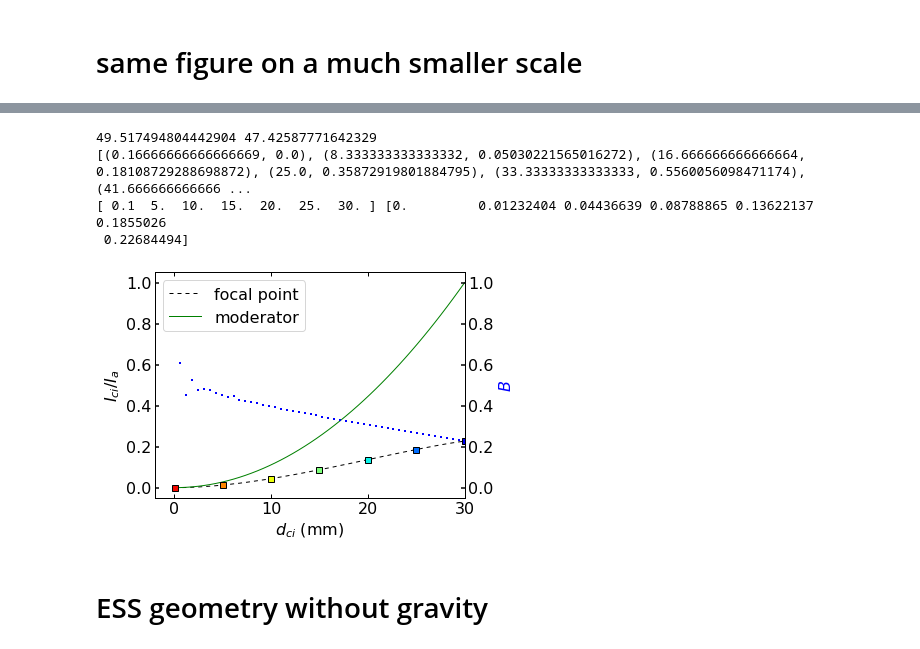
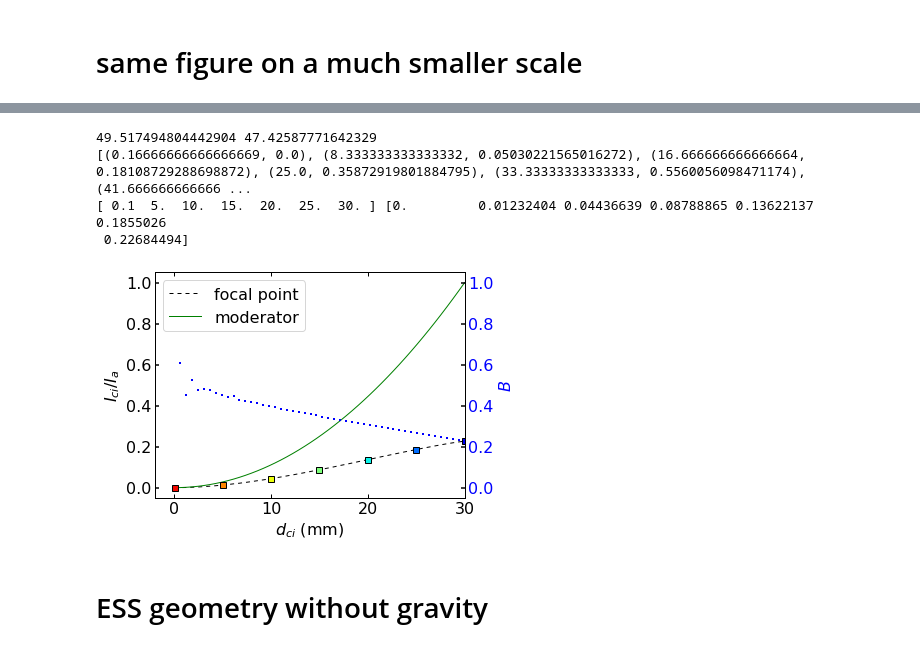
Before and after one commit to christophherb/extraction_parabolic_guide_nested_mirror_paper, a Jupyter notebook: parabolic_extraction.ipynb, the cells around one changed output, grey strips where cells are left out. Drawn from its saved outputs; the diff is of its cells as text; code cells hidden in the pictures.

```diff
--- a/parabolic_extraction.ipynb
+++ b/parabolic_extraction.ipynb
@@ -427,7 +427,7 @@ im = ax.imshow(im_array, interpolation='none', origin='lower', extent=(-height/2
 #ax.set_yticks([-100, 0, 100])
 ax.set_xlabel('x (mm)')
 ax.set_ylabel('y (mm)')
-
+ax.set_xticks([-10, -5, 0, 5, 10, 15])
 for ind, rad_ex in enumerate(circles):
 
     print(rad_ex)
@@ -477,35 +477,36 @@ ax.set_ylabel(r'$I_{ci}/I_{a}$')
 # simple guide exit
 #X, Y = np.meshgrid(range(30), range(30))
 #int_flat = [np.sum(np.ones((30, 30))[(X-15)**2 + (Y-15)**2 <= r**2])/30**2*0.245 for r in x//2]
 #ax.plot(x, int_flat, linestyle='-', marker=' ', label='simple guide exit')
 #
 #
 #moderator
 array = image_data['source_psd.dat'][:100]
 number_circles = 10
-colors = plt.cm.jet(np.linspace(0.1, 0.9, number_circles))[::-1]
+#colors = plt.cm.jet(np.linspace(0.1, 0.9, number_circles))[::-1]
 
 #for ind, xval in enumerate(x):
 #    line, = ax.plot(x[ind], y[ind], linestyle='-', markeredgewidth=1, color = colors[ind])
 mod_b = np.array([min(1, k) for k in  np.linspace(0, 30, len(y_line))**2/30**2])
 line, = ax.plot(np.linspace(0, 30, len(y_line)), mod_b, marker=' ', linestyle='-', color='green', zorder=-5)
 line.set_label('moderator')
 #line.set_dashes([4, 4])
 ax.set_xlim(-2, 30)
 
 ax2 = ax.twinx()
 line, = ax2.plot(np.linspace(0, 30, len(y_line)), y_line/mod_b, label='$B$', marker='s', linestyle=' ', markersize=2, markeredgewidth=0, color='blue')
 ax2.set_ylim(ax.get_ylim())
 ax2.set_ylabel('$B$', color = line.get_color())
+ax2.tick_params(axis='y', colors='blue')
 plt.tight_layout()
 ax.legend(fontsize=16)
 fig.savefig('figures/int_vs_rad_n.pdf', bbox_inches='tight')# test for the smaller monitor
 # %% [output]
 49.517494804442904 47.42587771642329
 [(0.16666666666666669, 0.0), (8.333333333333332, 0.05030221565016272), (16.666666666666664, 0.18108729288698872), (25.0, 0.35872919801884795), (33.33333333333333, 0.5560056098471174), (41.666666666666 ...
 [ 0.1  5.  10.  15.  20.  25.  30. ] [0.         0.01232404 0.04436639 0.08788865 0.13622137 0.1855026
  0.22684494]
-[figure, old version]
+[figure, new version]
 # %% [markdown]
 # ESS geometry without gravity
 # %%
```
Also changed, not shown: parts of 1 cell of this notebook, 2 other files.
